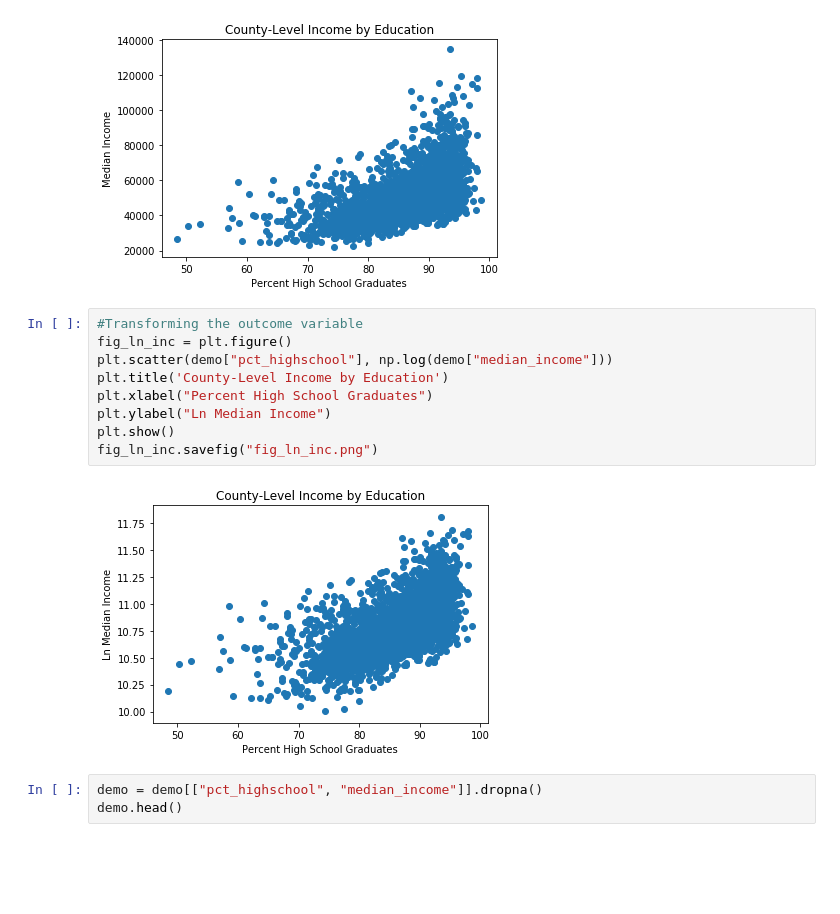
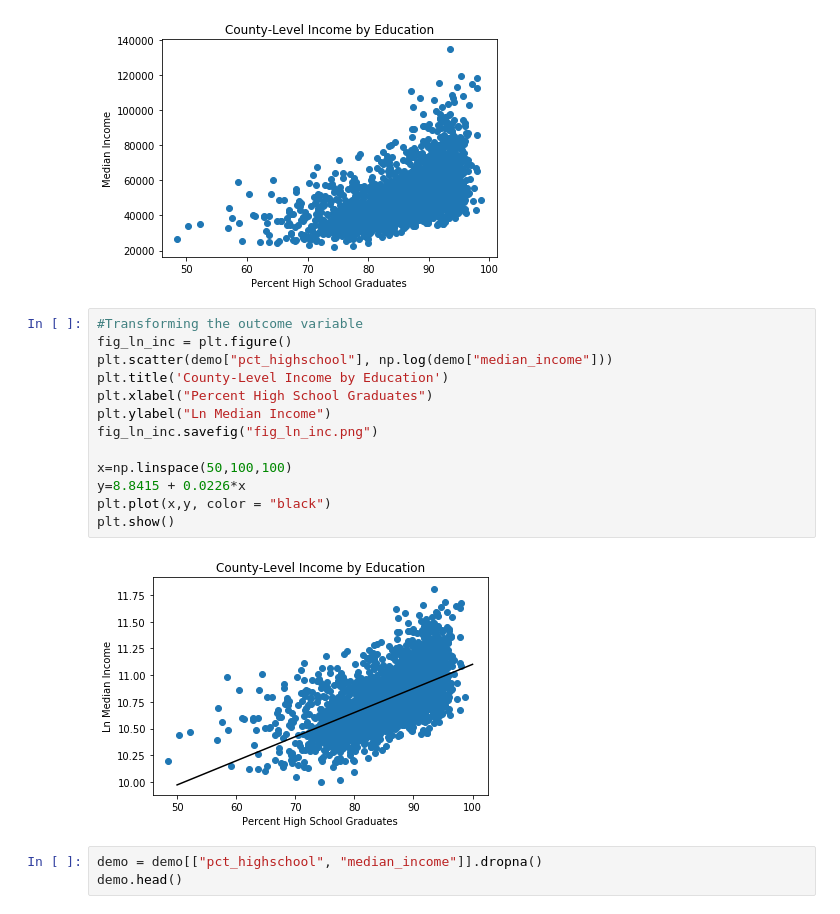
Before and after one commit to AMacLeodd/bootcamp, a Jupyter notebook: Inference.ipynb, the cells around one changed output. Drawn from its saved outputs; the diff is of its cells as text; blank space fills up the shorter version.

```diff
--- a/Inference.ipynb
+++ b/Inference.ipynb
@@ -38,14 +88,18 @@ plt.show()
 # %%
 #Transforming the outcome variable
 fig_ln_inc = plt.figure()
 plt.scatter(demo["pct_highschool"], np.log(demo["median_income"]))
 plt.title('County-Level Income by Education')
 plt.xlabel("Percent High School Graduates")
 plt.ylabel("Ln Median Income")
+fig_ln_inc.savefig("fig_ln_inc.png")
+
+x=np.linspace(50,100,100)
+y=8.8415 + 0.0226*x
+plt.plot(x,y, color = "black")
 plt.show()
-fig_ln_inc.savefig("fig_ln_inc.png")
 # %% [output]
-[figure, old version]
+[figure, new version]
 # %%
 demo = demo[["pct_highschool", "median_income"]].dropna()
 demo.head()
```
Also changed, not shown: parts of 6 cells of this notebook, 2 other files.
